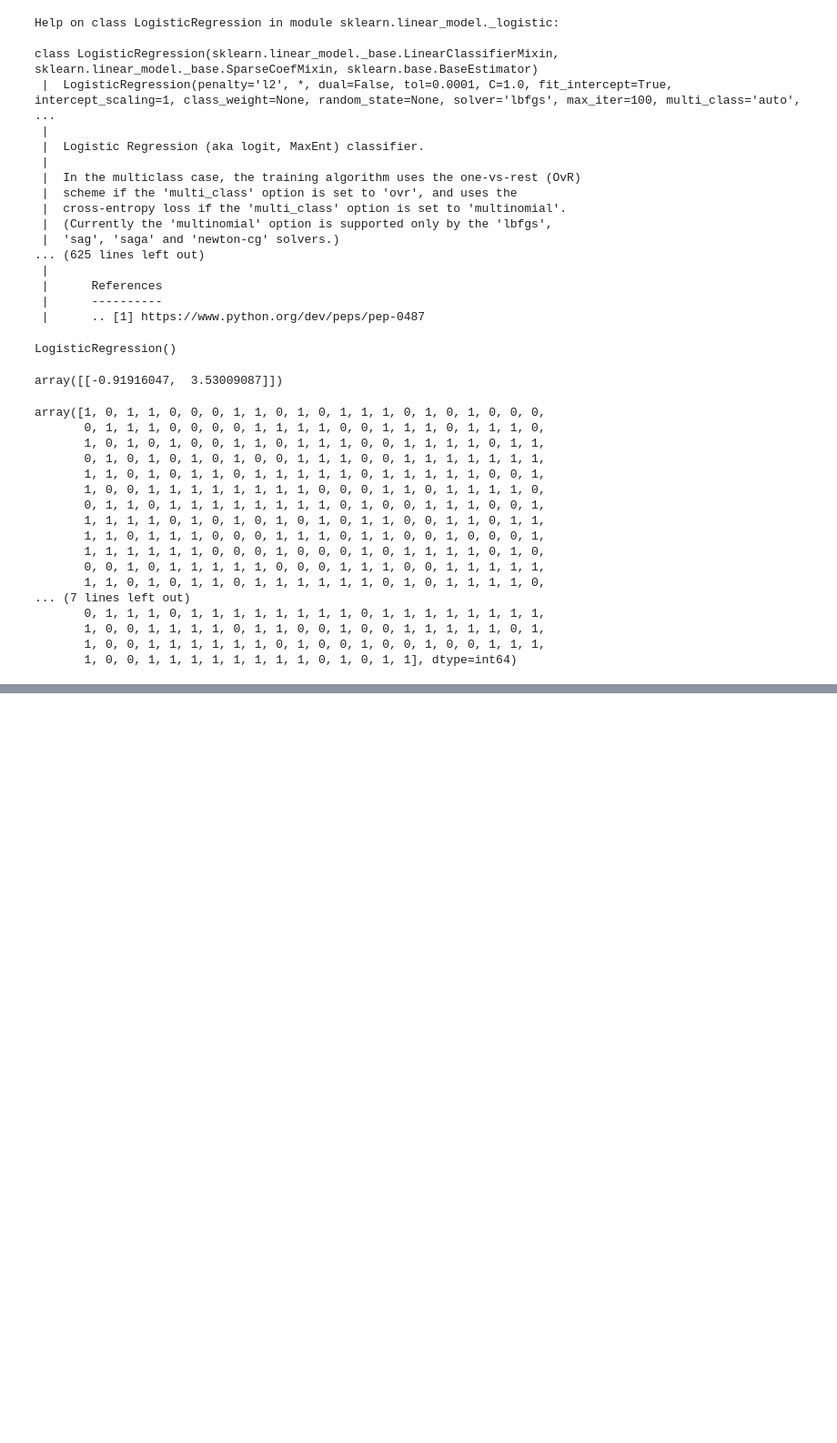
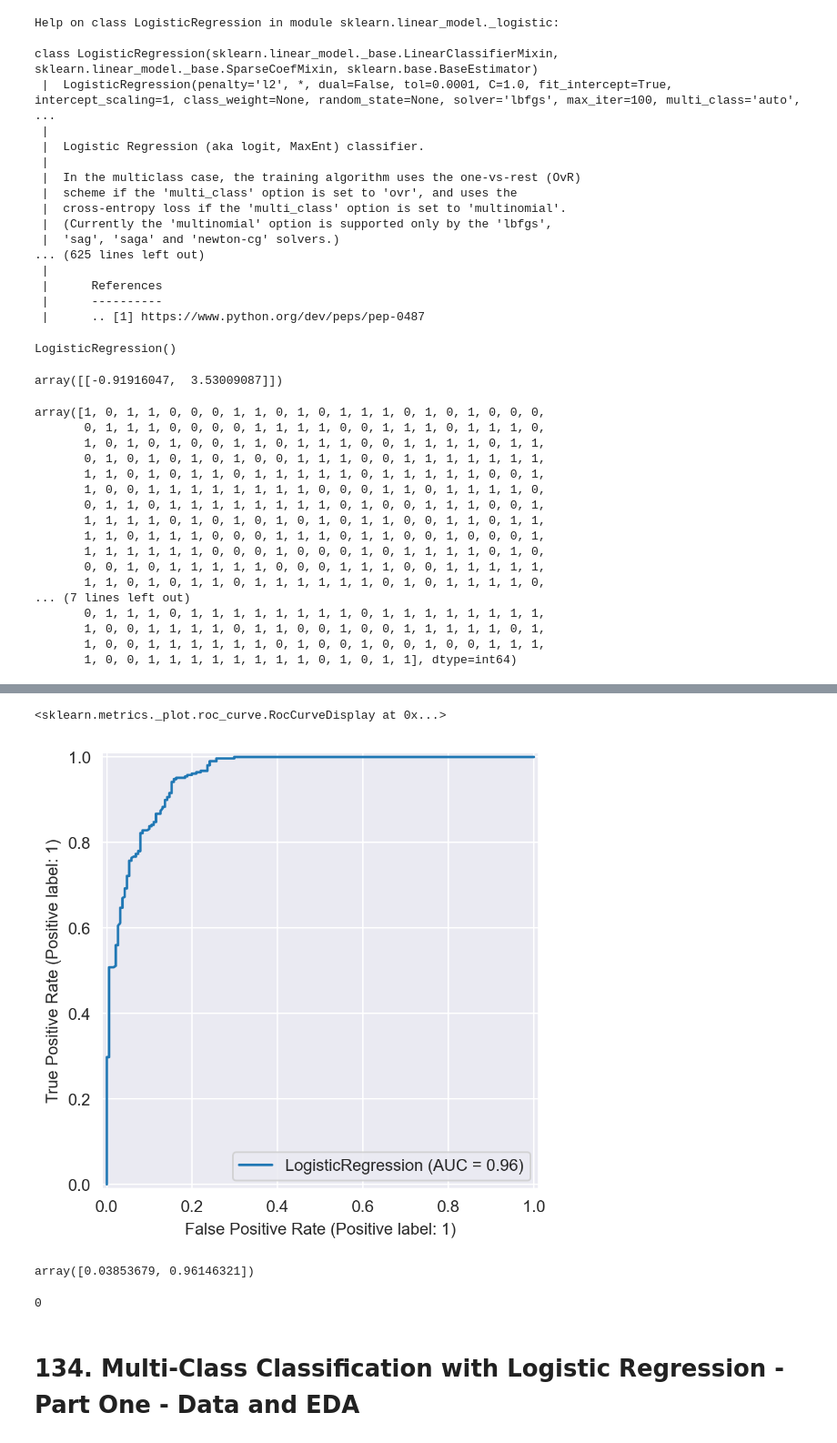
Before and after one commit to ZygimantasB/data_science_ml_learning, a Jupyter notebook: Section 13 Logistic Regression/section 13.ipynb, the cells around one changed output, grey strips where cells are left out. Shown at 91% size. Drawn from its saved outputs; the diff is of its cells as text; code cells hidden in the pictures; blank space fills up the shorter version.

```diff
--- a/Section 13 Logistic Regression/section 13.ipynb
+++ b/Section 13 Logistic Regression/section 13.ipynb
@@ -148,0 +212,16 @@ array([1, 0, 1, 1, 0, 0, 0, 1, 1, 0, 1, 0, 1, 1, 1, 0, 1, 0, 1, 0, 0, 0,
+# %%
+fig, ax = plt.subplots(dpi=200)
+RocCurveDisplay.from_estimator(log_model, scaled_X_test, y_test, ax=ax)
+# %% [output]
+<sklearn.metrics._plot.roc_curve.RocCurveDisplay at 0x...>
+[figure, added]
+# %%
+log_model.predict_proba(scaled_X_test)[0]
+# %% [output]
+array([0.03853679, 0.96146321])
+# %%
+y_test.iloc[0]
+# %% [output]
+0
+# %% [markdown]
+# 134. Multi-Class Classification with Logistic Regression - Part One - Data and EDA
```
Also changed, not shown: parts of 22 cells of this notebook.
